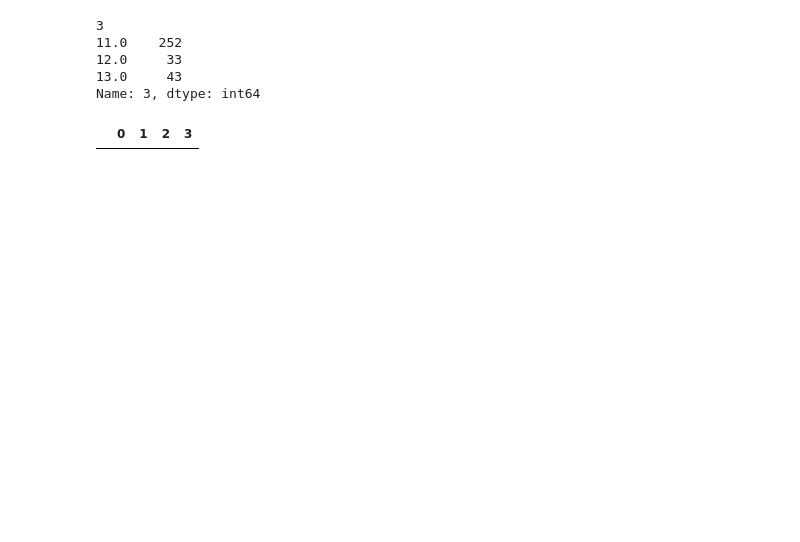
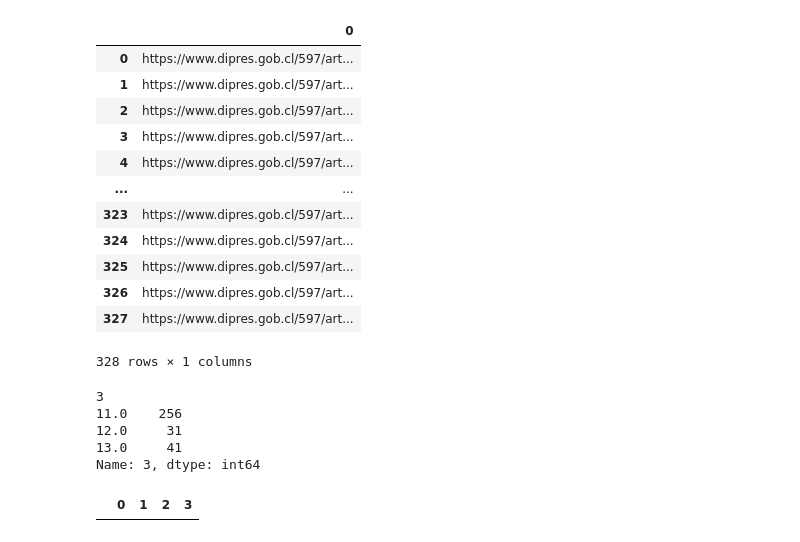
Before and after one commit to josemoragonzalez/Presupuesto2023, a Jupyter notebook: scraperCA.ipynb, the cells around one changed output. Cells and saved outputs as stored; diff of their text form; code cells hidden in the pictures; blank space fills up the shorter version.

```diff
--- a/scraperCA.ipynb
+++ b/scraperCA.ipynb
@@ -33,6 +33,22 @@ for elem in elems:
     links.append(elem.get_attribute("href"))
 time.sleep(20)
 driver.close()
+# %%
+links
+# %% [output]
+|  | 0 |
+| 0 | https://www.dipres.gob.cl/597/art... |
+| 1 | https://www.dipres.gob.cl/597/art... |
+| 2 | https://www.dipres.gob.cl/597/art... |
+| 3 | https://www.dipres.gob.cl/597/art... |
+| 4 | https://www.dipres.gob.cl/597/art... |
+| ... | ... |
+| 323 | https://www.dipres.gob.cl/597/art... |
+| 324 | https://www.dipres.gob.cl/597/art... |
+| 325 | https://www.dipres.gob.cl/597/art... |
+| 326 | https://www.dipres.gob.cl/597/art... |
+| 327 | https://www.dipres.gob.cl/597/art... |
+328 rows × 1 columns
 # %%
 links = pd.DataFrame(links)
 
@@ -61,11 +77,12 @@ for i, row in lista10.iterrows():
     lista10.at[i, 3] = len(dft.keys())
 # %%
 lista10.groupby(3)[3].count()
+lista10[lista10[]]
 # %% [output]
 3
-11.0    252
-12.0     33
-13.0     43
+11.0    256
+12.0     31
+13.0     41
 Name: 3, dtype: int64
 # %%
 lista10[lista10[3]==22]
```
Also changed, not shown: parts of 6 cells of this notebook, 25 other files.
